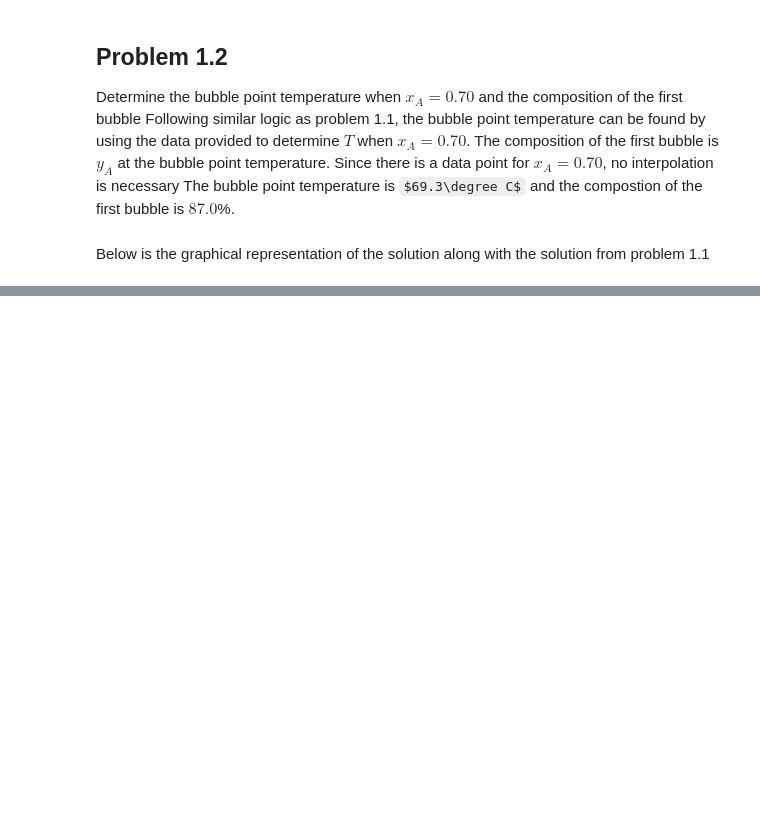
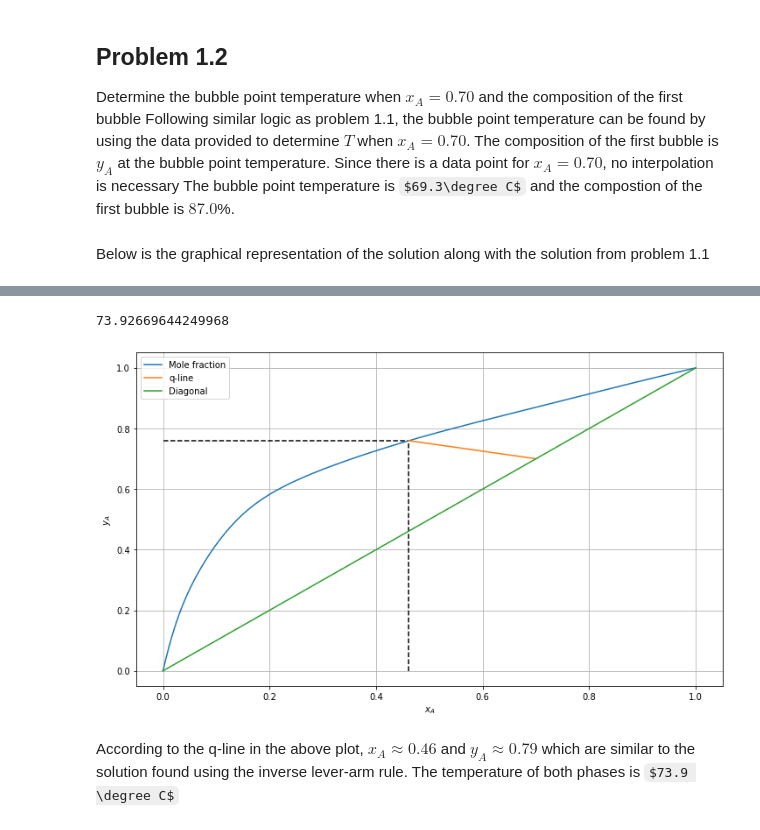
Before and after one commit to joshlwhitehead/school, a Jupyter notebook: Spring_2022/MassTransfer/HW6/HW6_1.ipynb, the cells around one changed output, grey strips where cells are left out. Saved outputs shown, nothing was run; the diff lists cells and outputs as text; code cells hidden in the pictures; some formulas as TeX source; blank space fills up the shorter version.

```diff
--- a/Spring_2022/MassTransfer/HW6/HW6_1.ipynb
+++ b/Spring_2022/MassTransfer/HW6/HW6_1.ipynb
@@ -124,0 +195,21 @@ T should be between 69.3 and 76.5
+# %%
+def qline(V,F,z,x):
+    return (V/F-1)*F/V*x+F/V*z
+plt.figure(figsize=(12,7))
+plt.plot(interpTx(interpX(molFrac)),interpTy(interpX(molFrac)),label='Mole fraction')
+plt.plot([.46,.7],qline(.8,1,.7,np.array([.46,.7])),label='q-line')
+plt.plot([0,1],[0,1],label='Diagonal')
+plt.hlines(qline(.8,1,.7,.46),0,.46,linestyles='--',color='k')
+plt.vlines(.46,0,qline(.8,1,.7,.46),linestyles='--',color='k')
+plt.xlabel(r'$x_A$')
+plt.ylabel(r'$y_A$')
+plt.grid()
+plt.legend()
+
+;
+print(interpX(.46))
+# %% [output]
+73.92669644249968
+[figure, added]
+# %% [markdown]
+According to the q-line in the above plot, $x_A \approx 0.46$ and $y_A \approx 0.79$ which are similar to the solution found using the inverse lever-arm rule. The temperature of both phases is $73.9 \degree C$
```
Also changed, not shown: parts of 15 cells of this notebook, 3 other files.
